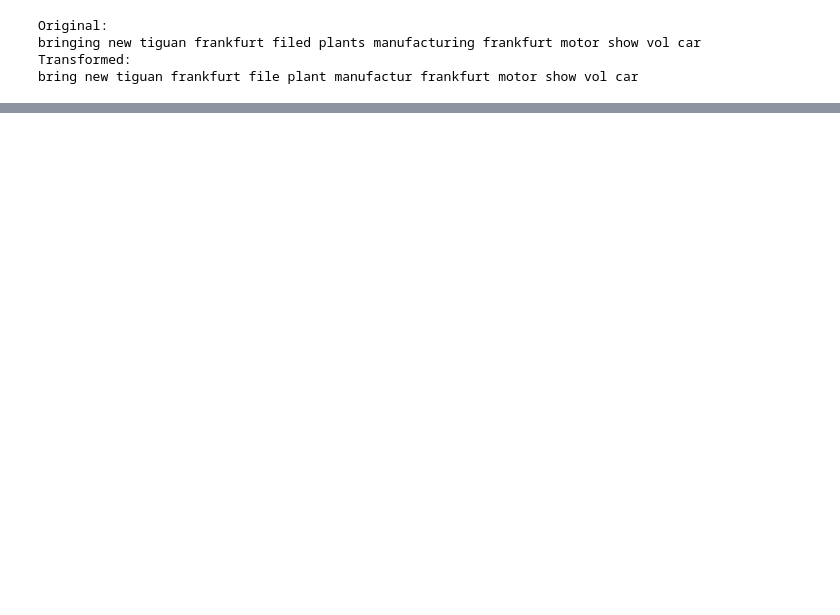
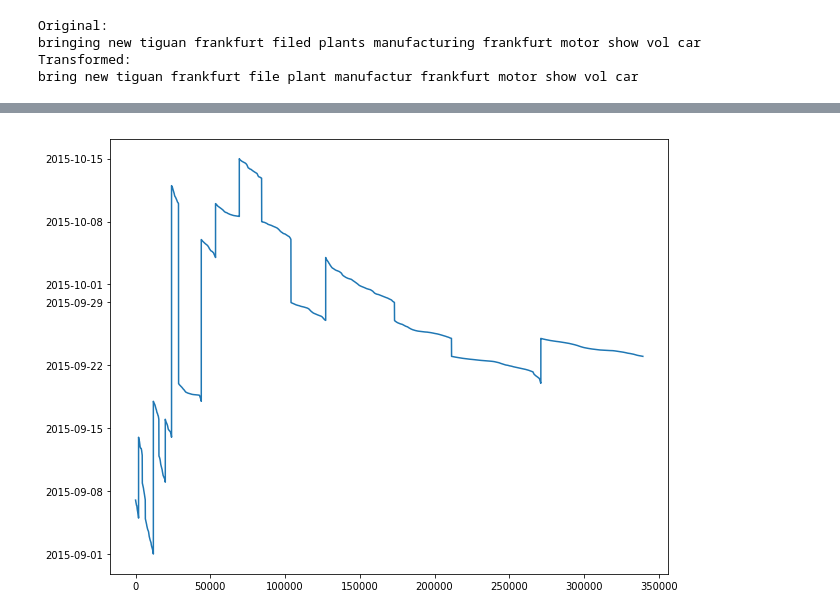
Before and after one commit to gentiltoto/Master-Project, a Jupyter notebook: Master Project.ipynb, the cells around one changed output, grey strips where cells are left out. Cells and saved outputs as stored; diff of their text form; code cells hidden in the pictures; blank space fills up the shorter version.

```diff
--- a/Master Project.ipynb
+++ b/Master Project.ipynb
@@ -297,0 +341,7 @@ df_stem.iloc[1, 1]
+# %%
+fig, ax = plt.subplots(figsize=(10, 8))
+
+plt.plot('timestamp', data=df)
+fig.savefig('stackoverflow.png');
+# %% [output]
+[figure, added]
```
Also changed, not shown: parts of 38 cells of this notebook, 4 other files.
